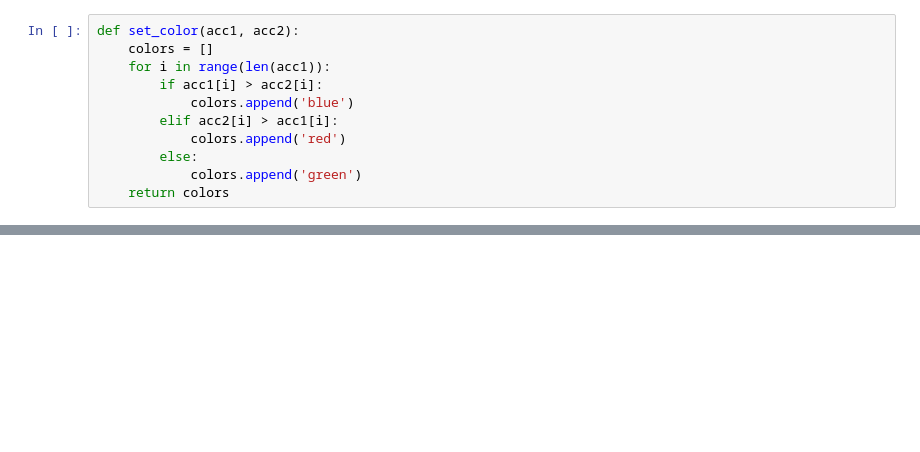
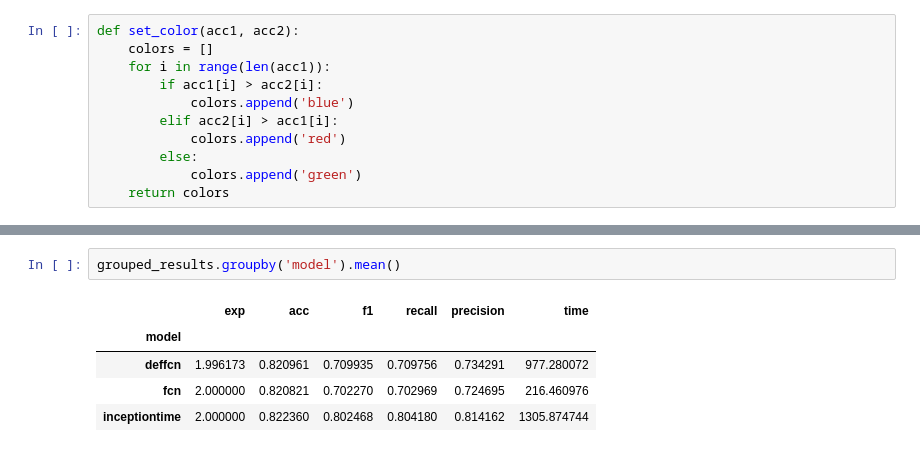
Before and after one commit to jose-gilberto/defconv_time_series, a Jupyter notebook: notebooks/subsets_results.ipynb, the cells around one changed output, grey strips where cells are left out. Cells and saved outputs as stored; diff of their text form; blank space fills up the shorter version.

```diff
--- a/notebooks/subsets_results.ipynb
+++ b/notebooks/subsets_results.ipynb
@@ -108,0 +111,8 @@ plt.show()
+# %%
+grouped_results.groupby('model').mean()
+# %% [output]
+|  | exp | acc | f1 | recall | precision | time |
+| model |  |  |  |  |  |  |
+| deffcn | 1.996173 | 0.820961 | 0.709935 | 0.709756 | 0.734291 | 977.280072 |
+| fcn | 2.000000 | 0.820821 | 0.702270 | 0.702969 | 0.724695 | 216.460976 |
+| inceptiontime | 2.000000 | 0.822360 | 0.802468 | 0.804180 | 0.814162 | 1305.874744 |
```
Also changed, not shown: parts of 7 cells of this notebook, 11 other files.
